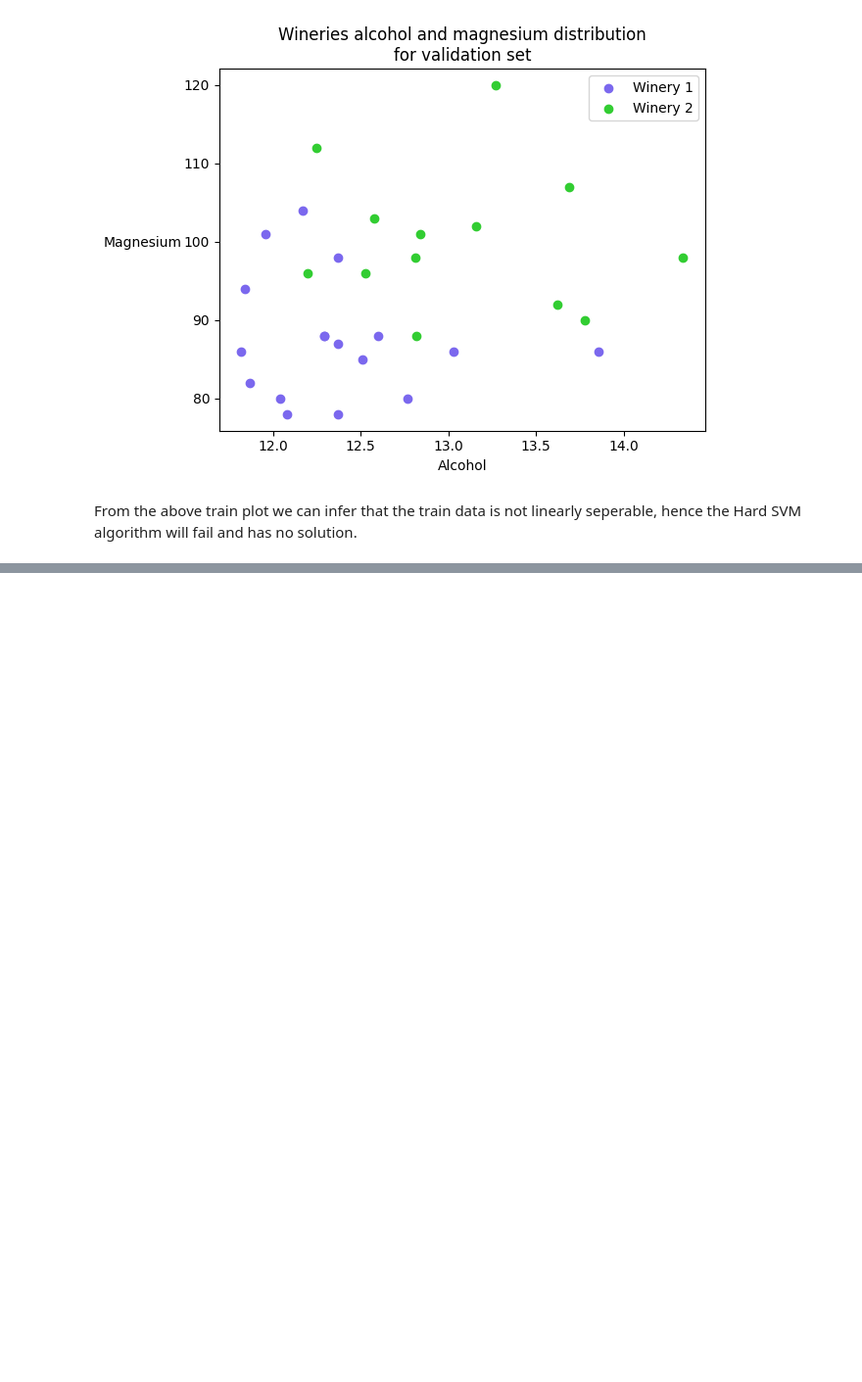
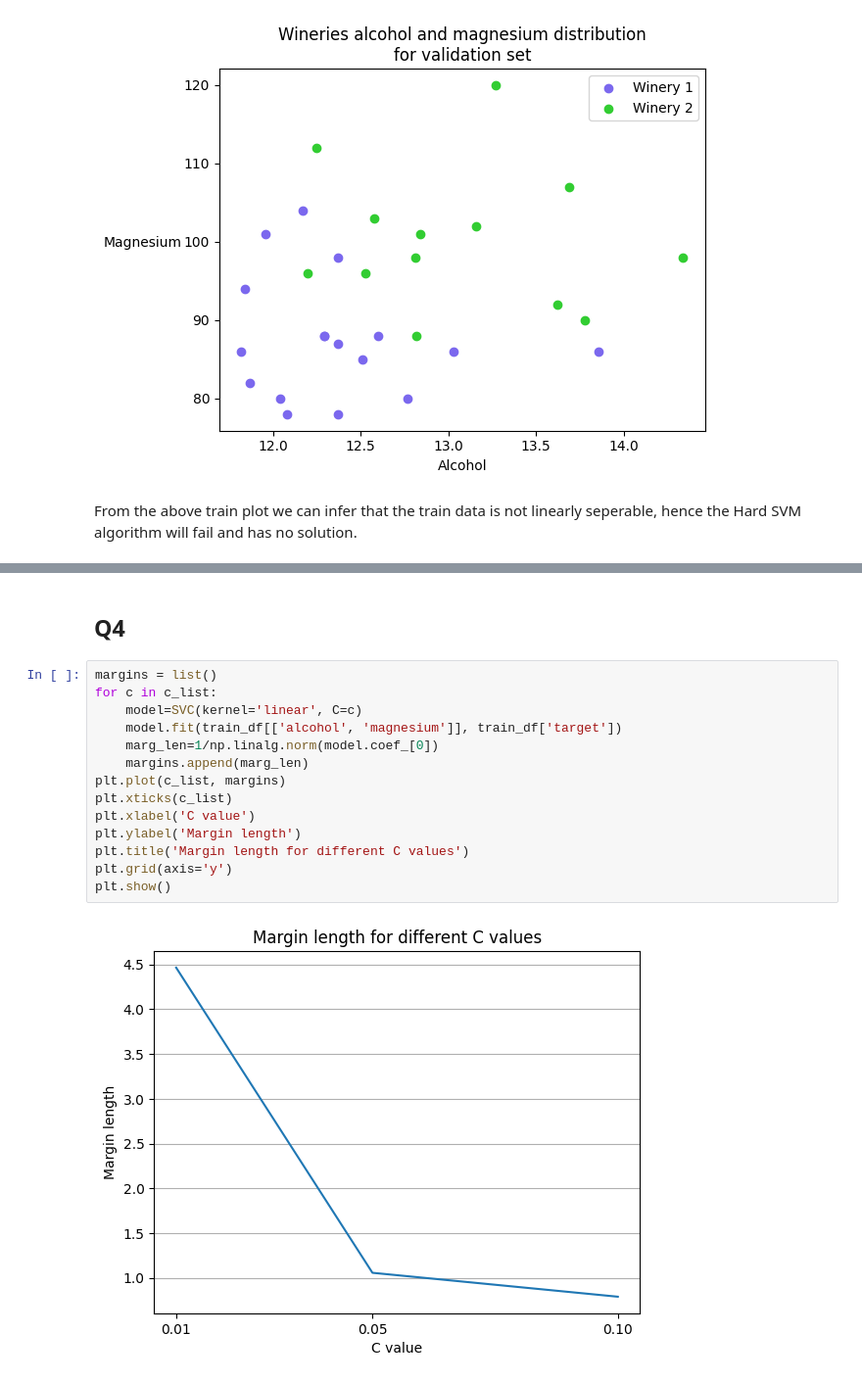
Before and after one commit to AmitShirazi1/ML_hw2, a Jupyter notebook: q1.ipynb, the cells around one changed output, grey strips where cells are left out. Shown: that part at 98% size. Cells and saved outputs as stored; diff of their text form; blank space fills up the shorter version.

```diff
--- a/q1.ipynb
+++ b/q1.ipynb
@@ -106,0 +104,18 @@ AttributeError: 'PathCollection' object has no attribute 'get_xlim'
+# %% [markdown]
+## Q4
+# %%
+margins = list()
+for c in c_list:
+    model=SVC(kernel='linear', C=c)
+    model.fit(train_df[['alcohol', 'magnesium']], train_df['target'])
+    marg_len=1/np.linalg.norm(model.coef_[0])
+    margins.append(marg_len)
+plt.plot(c_list, margins)
+plt.xticks(c_list)
+plt.xlabel('C value')
+plt.ylabel('Margin length')
+plt.title('Margin length for different C values')
+plt.grid(axis='y')
+plt.show()
+# %% [output]
+[figure, added]
```
Also changed, not shown: parts of 13 cells of this notebook.
